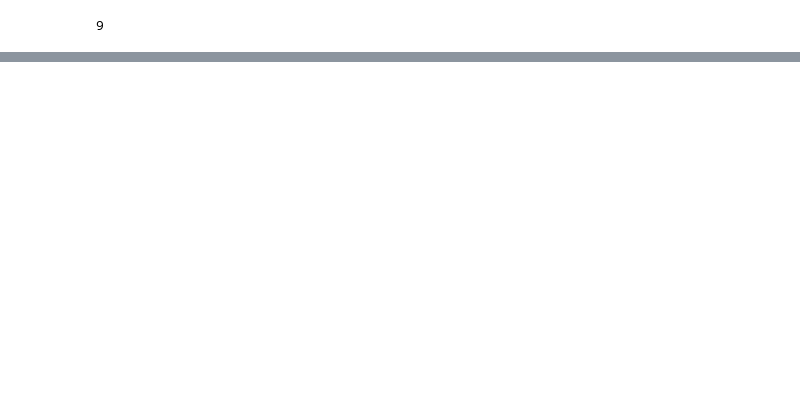
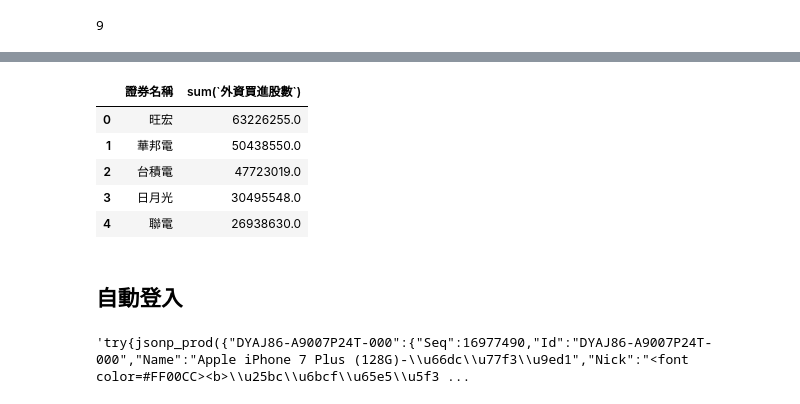
Before and after one commit to nagi31904/python_network_1, a Jupyter notebook: python_network1.ipynb, the cells around one changed output, grey strips where cells are left out. Saved outputs shown, nothing was run; the diff lists cells and outputs as text; code cells hidden in the pictures; blank space fills up the shorter version.

```diff
--- a/python_network1.ipynb
+++ b/python_network1.ipynb
@@ -426,0 +470,21 @@ stockdf.to_excel('stock3.xlsx')
+# %%
+
+import sqlite3
+db = sqlite3.connect('finance.sqlite')
+stockdf.to_sql('trading_volume', con = db, if_exists='replace' )
+db.close()
+# %%
+
+import sqlite3
+with sqlite3.connect('finance.sqlite') as db:
+    df2 = pandas.read_sql_query('SELECT `證券名稱`, sum(`外資買進股數`) FROM trading_volume group by `證券名稱` order by 2 desc', con = db)
+df2.head()
+# %% [output]
+|  | 證券名稱 | sum(`外資買進股數`) |
+| 0 | 旺宏 | 63226255.0 |
+| 1 | 華邦電 | 50438550.0 |
+| 2 | 台積電 | 47723019.0 |
+| 3 | 日月光 | 30495548.0 |
+| 4 | 聯電 | 26938630.0 |
+# %% [markdown]
+## 自動登入
@@ -426,0 +525,6 @@ stockdf.to_excel('stock3.xlsx')
+# %%
+import requests
+res = requests.get('http://ecapi.pchome.com.tw/ecshop/prodapi/v2/prod/DYAJ86-A9007P24T-000&store=DYAJ95&fields=Seq,Id,Name,Nick,Store,PreOrdDate,SpeOrdDate,Price,Discount,Pic,Weight,ISBN,Qty,Bonus,isBig,isSpec,isCombine,isDiy,isRecyclable,isCarrier,isMedical,isBigCart,isSnapUp,isDescAndIntroSync,isFoodContents,isHuge,isEnergySubsidy&_callback=jsonp_prod&1492332300?_callback=jsonp_prod')
+res.text
+# %% [output]
+'try{jsonp_prod({"DYAJ86-A9007P24T-000":{"Seq":16977490,"Id":"DYAJ86-A9007P24T-000","Name":"Apple iPhone 7 Plus (128G)-\\u66dc\\u77f3\\u9ed1","Nick":"<font color=#FF00CC><b>\\u25bc\\u6bcf\\u65e5\\u5f3 ...
```
Also changed, not shown: parts of 20 cells of this notebook.
